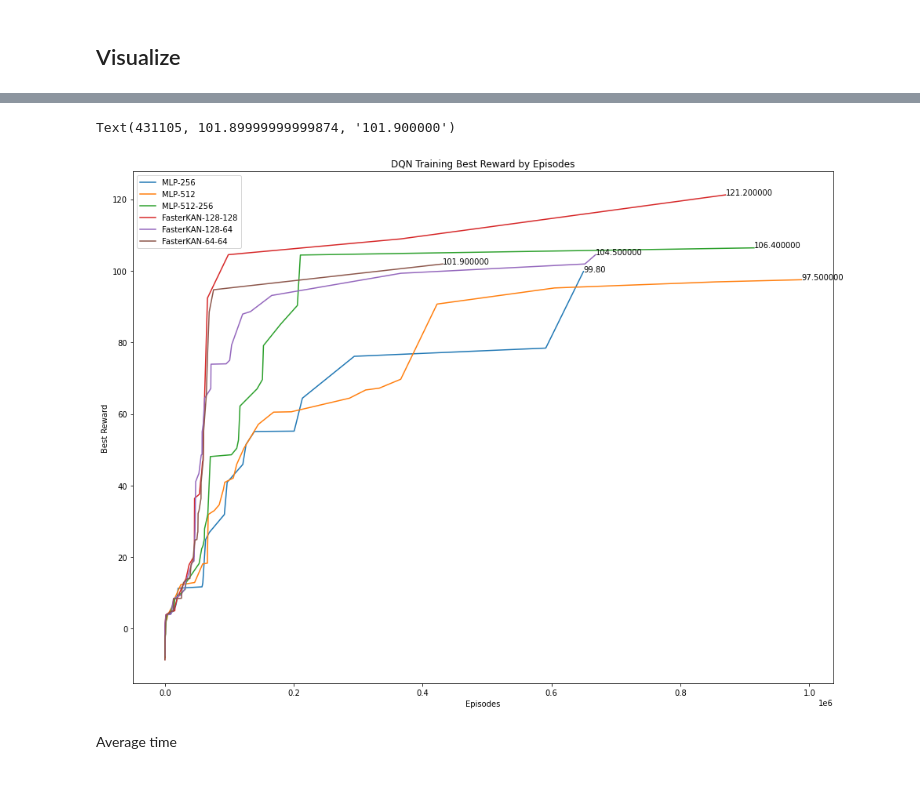
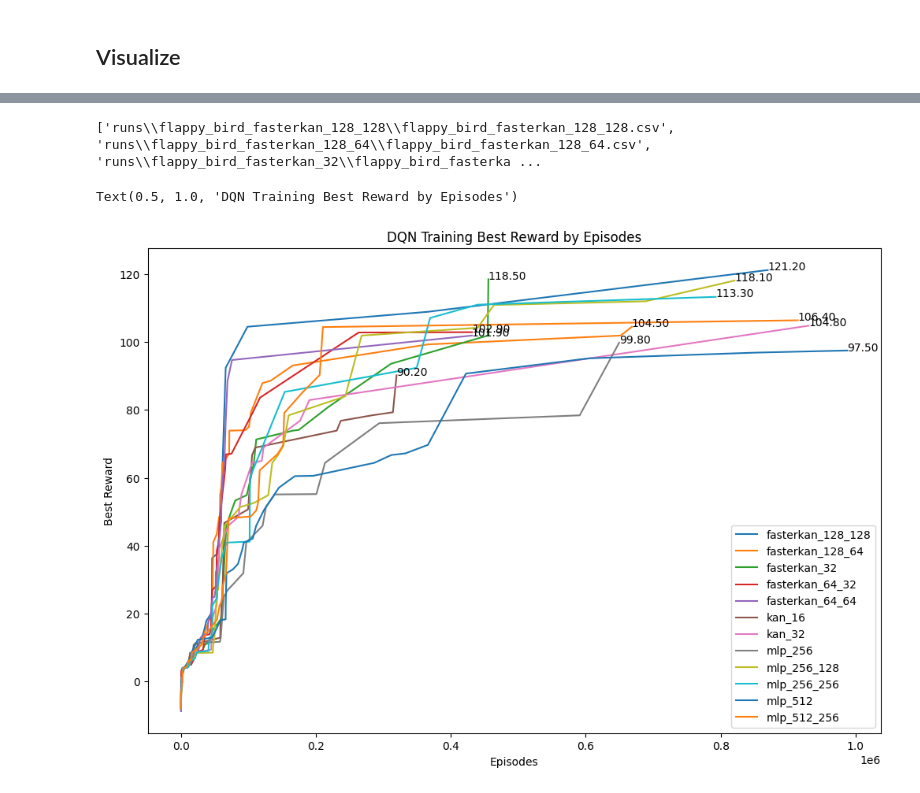
Before and after one commit to andythetechnerd03/KAN-It-Play-Flappy-Bird, a Jupyter notebook: test.ipynb, the cells around one changed output, grey strips where cells are left out. Cells and saved outputs as stored; diff of their text form; code cells hidden in the pictures.

Commit message:
add more visualization - 31/7

```diff
--- a/test.ipynb
+++ b/test.ipynb
@@ -43,0 +64,8 @@ FasterKAN 64-64: 40216
+# %%
+# scores_df = pd.DataFrame({"KAN-32": kan_32_scores, "KAN-16": kan_16_scores, "MLP-256": mlp_256_scores, "MLP-512": mlp_512_scores})
+# scores_df.to_csv("results/scores.csv", index=False)
+scores_df = pd.read_csv("results/scores.csv")
+scores_dict = dict()
+for column in scores_df.columns:
+    scores_dict[column] = scores_df[column].tolist()
+print(scores_dict)
@@ -59,25 +169,32 @@ episodes_fasterkan_64_64, rewards_fasterkan_64_64 = df_fasterkan_64_64["episode"
+# %%
+from glob import glob
+csv_files = []
+for i in glob("runs/*/*.csv"):
+    csv_files.append(i)
+
+print(csv_files)
+# %% [output]
+['runs\\flappy_bird_fasterkan_128_128\\flappy_bird_fasterkan_128_128.csv', 'runs\\flappy_bird_fasterkan_128_64\\flappy_bird_fasterkan_128_64.csv', 'runs\\flappy_bird_fasterkan_32\\flappy_bird_fasterka ...
 # %%
-plt.figure(figsize=(16,12))
-plt.plot(episodes_mlp_256, rewards_mlp_256, label='MLP-256')
-plt.plot(episodes_mlp_512, rewards_mlp_512, label='MLP-512')
-plt.plot(episodes_mlp_512_256, rewards_mlp_512_256, label='MLP-512-256')
-plt.plot(episodes_fasterkan_128_128, rewards_fasterkan_128_128, label='FasterKAN-128-128')
-plt.plot(episodes_fasterkan_128_64, rewards_fasterkan_128_64, label='FasterKAN-128-64')
-plt.plot(episodes_fasterkan_64_64, rewards_fasterkan_64_64, label='FasterKAN-64-64')
+import matplotlib.pyplot as plt
+plt.figure(figsize=(12,8))
+for csv_file in csv_files:
+    df = pd.read_csv(csv_file)
+    episodes, best_rewards = df["episode"].tolist(), df["best_reward"].tolist()
+    plt.plot(episodes, best_rewards, label=csv_file.split("\\")[-1][12:-4])
+    plt.annotate(f"{max(best_rewards):.2f}", (episodes[-1], max(best_rewards)))
 
 plt.legend()
 plt.xlabel("Episodes")
 plt.ylabel("Best Reward")
 plt.title("DQN Training Best Reward by Episodes")
 # Annotate highest reward by each model
-plt.annotate(f"{max(rewards_mlp_256):.2f}", (episodes_mlp_256[-1], max(rewards_mlp_256)))
-plt.annotate(f"{max(rewards_mlp_512):2f}", (episodes_mlp_512[-1], max(rewards_mlp_512)))
-plt.annotate(f"{max(rewards_mlp_512_256):2f}", (episodes_mlp_512_256[-1], max(rewards_mlp_512_256)))
-plt.annotate(f"{max(rewards_fasterkan_128_128):2f}", (episodes_fasterkan_128_128[-1], max(rewards_fasterkan_128_128)))
-plt.annotate(f"{max(rewards_fasterkan_128_64):2f}", (episodes_fasterkan_128_64[-1], max(rewards_fasterkan_128_64)))
-plt.annotate(f"{max(rewards_fasterkan_64_64):2f}", (episodes_fasterkan_64_64[-1], max(rewards_fasterkan_64_64)))
+# plt.annotate(f"{max(rewards_mlp_256):.2f}", (episodes_mlp_256[-1], max(rewards_mlp_256)))
+# plt.annotate(f"{max(rewards_mlp_512):2f}", (episodes_mlp_512[-1], max(rewards_mlp_512)))
+# plt.annotate(f"{max(rewards_mlp_512_256):2f}", (episodes_mlp_512_256[-1], max(rewards_mlp_512_256)))
+# plt.annotate(f"{max(rewards_fasterkan_128_128):2f}", (episodes_fasterkan_128_128[-1], max(rewards_fasterkan_128_128)))
+# plt.annotate(f"{max(rewards_fasterkan_128_64):2f}", (episodes_fasterkan_128_64[-1], max(rewards_fasterkan_128_64)))
+# plt.annotate(f"{max(rewards_fasterkan_64_64):2f}", (episodes_fasterkan_64_64[-1], max(rewards_fasterkan_64_64)))
 # %% [output]
-Text(431105, 101.89999999999874, '101.900000')
+Text(0.5, 1.0, 'DQN Training Best Reward by Episodes')
-[figure, old version]
+[figure, new version]
-# %% [markdown]
-Average time
```
Also changed, not shown: parts of 16 cells of this notebook, 6 other files.
